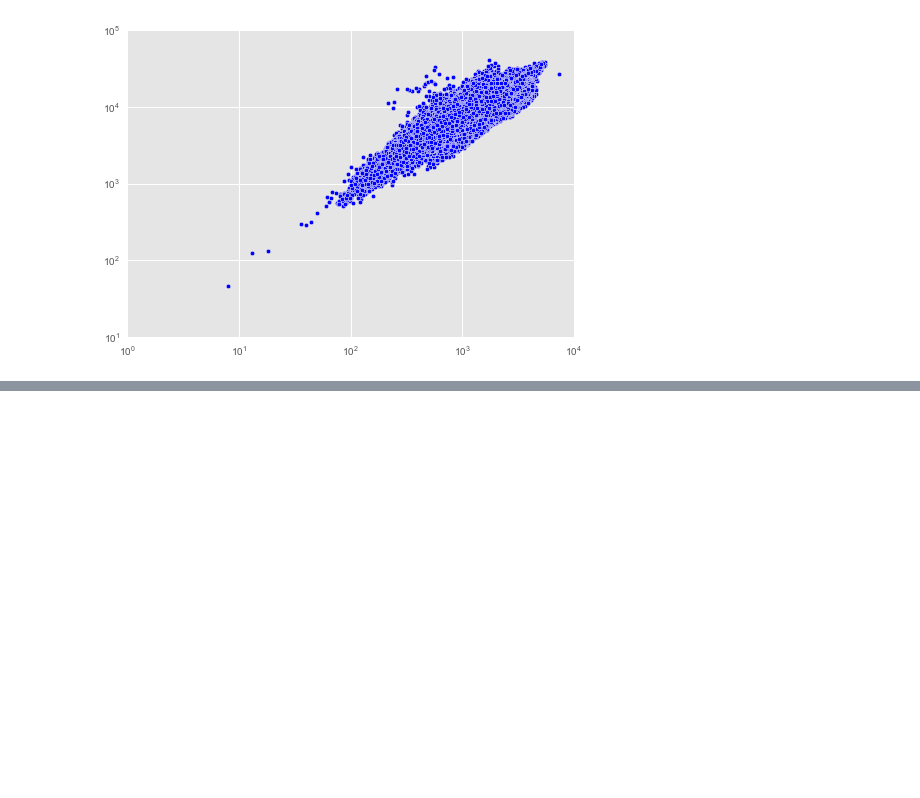
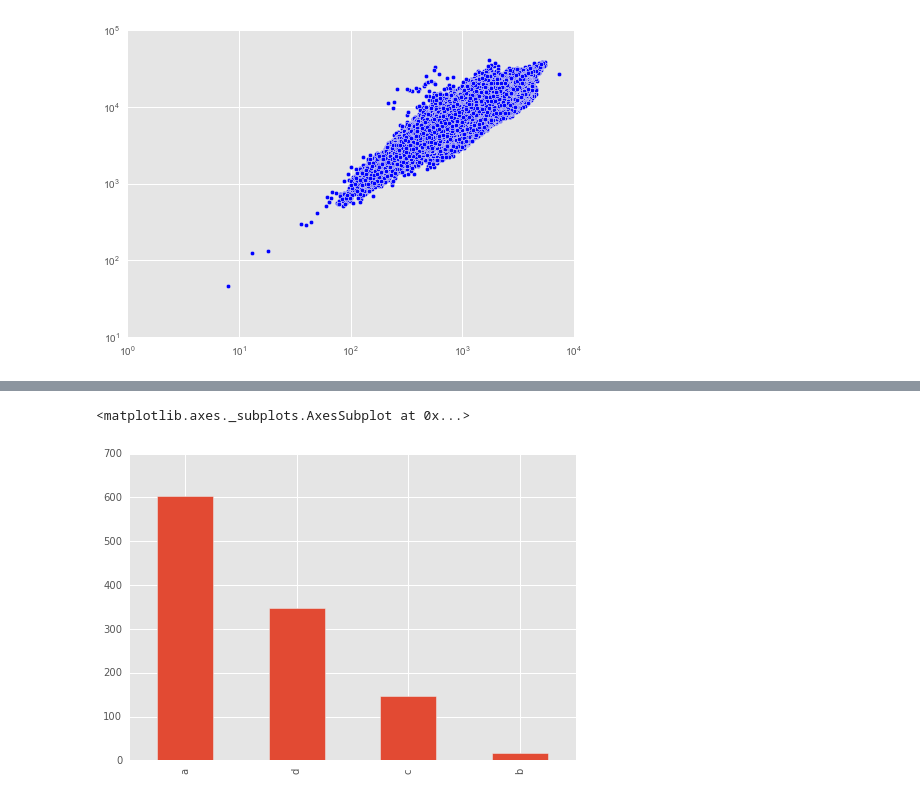
Before and after one commit to chaitu1385/RossmannKaggle, a Jupyter notebook: Data-Exploration/Rossmann Stores Forecasting.ipynb, the cells around one changed output, grey strips where cells are left out. Drawn from its saved outputs; the diff is of its cells as text; code cells hidden in the pictures; blank space fills up the shorter version.

Commit message:
Rossmann Stores

```diff
--- a/Data-Exploration/Rossmann Stores Forecasting.ipynb
+++ b/Data-Exploration/Rossmann Stores Forecasting.ipynb
@@ -420,0 +439,5 @@ plt.show()
+# %%
+store.StoreType.value_counts().plot(kind = 'bar')
+# %% [output]
+<matplotlib.axes._subplots.AxesSubplot at 0x...>
+[figure, added]
```
Also changed, not shown: parts of 6 cells of this notebook.
